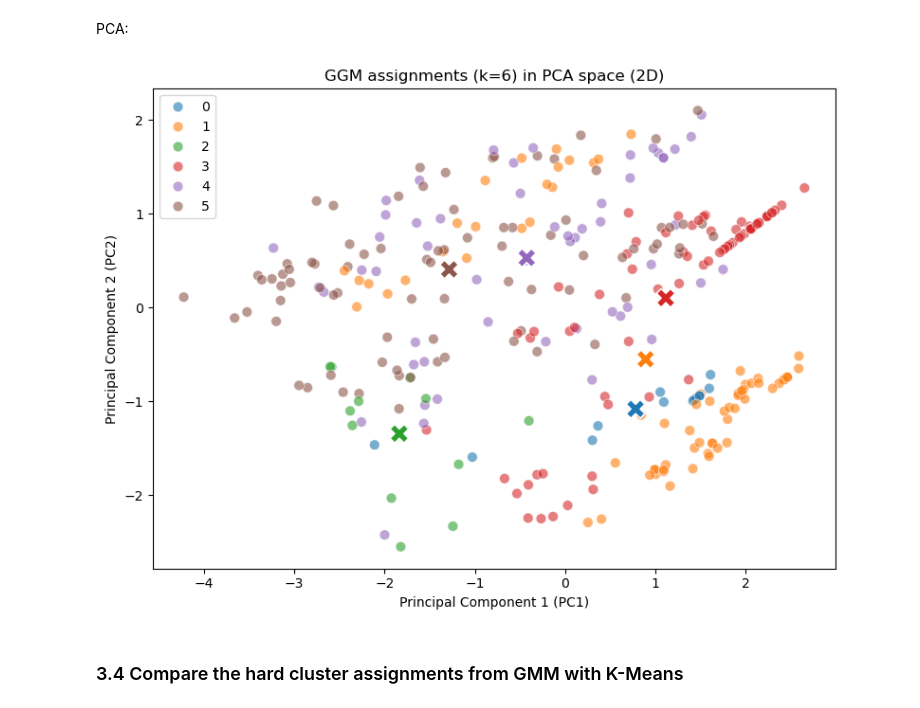
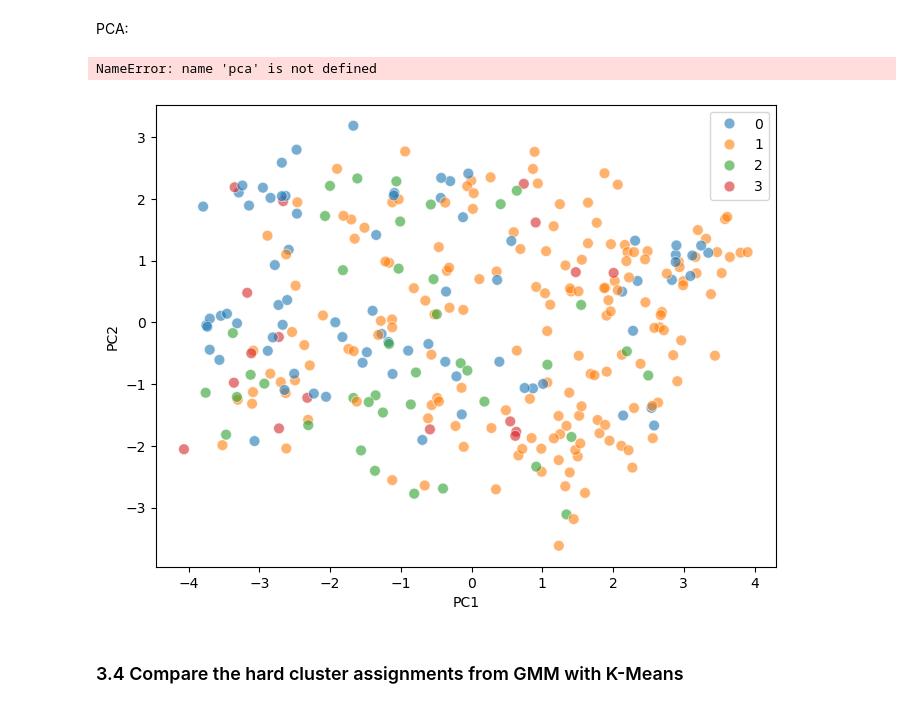
Before and after one commit to Joaomuianga/ML-team-collaboration, a Jupyter notebook: notebooks/4_GMM.ipynb, the cells around one changed output. Drawn from its saved outputs; the diff is of its cells as text; code cells hidden in the pictures.

```diff
--- a/notebooks/4_GMM.ipynb
+++ b/notebooks/4_GMM.ipynb
@@ -13,6 +13,6 @@ from sklearn.preprocessing import StandardScaler
 # %% [markdown]
 Load data:
 # %%
-df = pd.read_csv("../data/03_selected/selected_features_with_target.csv")
-df.head()
+X_clustering = pd.read_csv("../data/03_selected/clustering_features.csv")
+X_clustering.info()
 # %% [output]
@@ -36,3 +36,3 @@ X.head()
-# %%
-scaler = StandardScaler()
-X_clustering = scaler.fit_transform(X)
+# %%
+X_pca = pd.read_csv("../data/03_selected/pca_projection.csv")
+X_pca.head()
@@ -80,12 +105,9 @@ plt.show()
 ### 3.3 Visualise cluster assignments by projecting the data into PCA space (2D)
 # %% [markdown]
 PCA:
-# %%
-pca = PCA(n_components=2)
-X_pca = pca.fit_transform(X_clustering)
 # %%
 # Select best k and adjust the final model
-best_k = 6
+best_k = 4
 gmm_best = GaussianMixture(
     n_components=best_k,
     covariance_type='full',
@@ -95,35 +117,36 @@ gmm_best = GaussianMixture(
 )
 gmm_best.fit(X_clustering)
 gmm_labels = gmm_best.predict(X_clustering)
 
 plt.figure(figsize=(8, 6))
 sns.scatterplot(
-    x=X_pca[:,0],
-    y=X_pca[:,1],
+    x=X_pca["PC1"],
+    y=X_pca["PC2"],
     hue=gmm_labels,
     palette='tab10',
     s=60,
     alpha=0.6
 )
 
 centroids_pca = pca.transform(gmm_best.means_)
 sns.scatterplot(
     x=centroids_pca[:, 0],
     y=centroids_pca[:, 1],
     hue=range(best_k),
     palette='tab10',
     marker="X",
     s=200,
     legend=False
 )
 
 plt.title(f"GGM assignments (k={best_k}) in PCA space (2D)")
 plt.xlabel("Principal Component 1 (PC1)")
 plt.ylabel("Principal Component 2 (PC2)")
 plt.legend()
 plt.tight_layout()
 plt.show()
 # %% [output]
+NameError: name 'pca' is not defined
-[figure, old version]
+[figure, new version]
 # %% [markdown]
 ### 3.4 Compare the hard cluster assignments from GMM with K-Means
```
Also changed, not shown: parts of 5 cells of this notebook.
